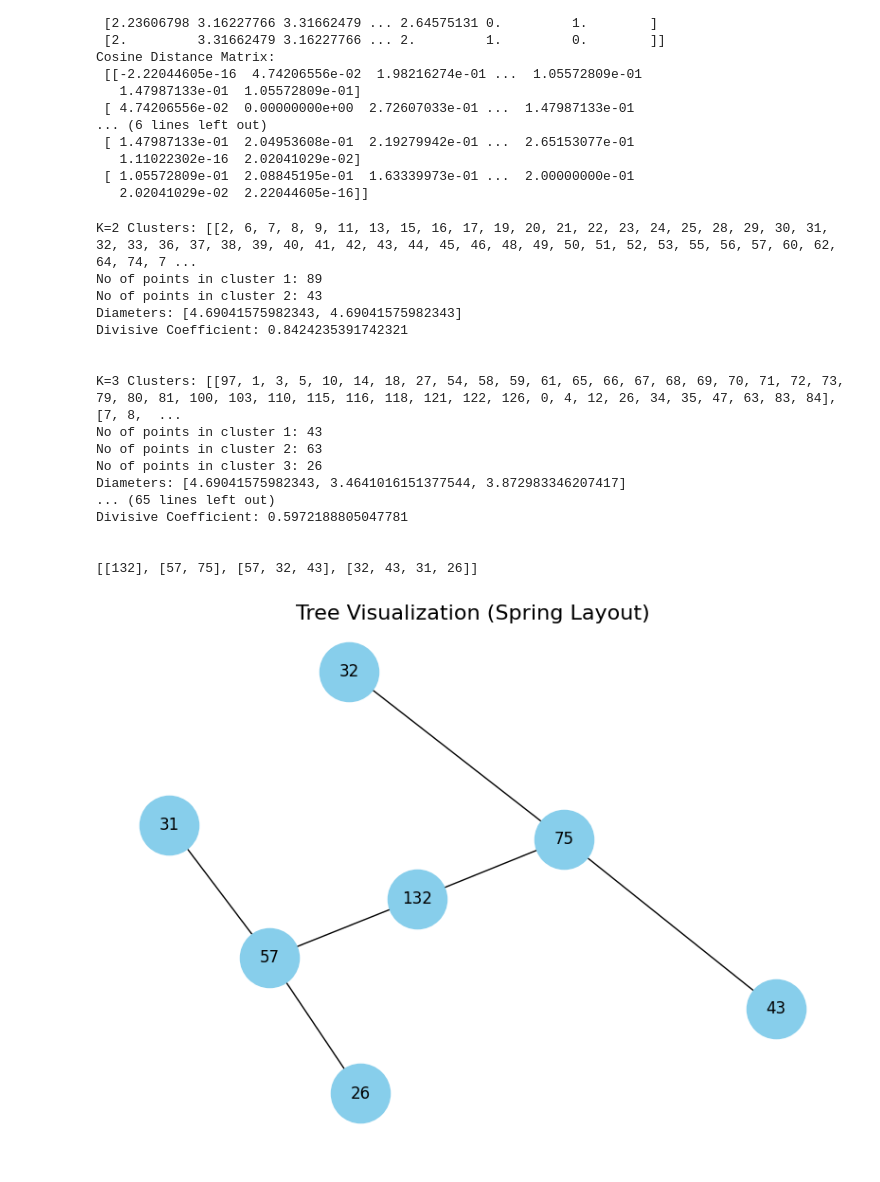
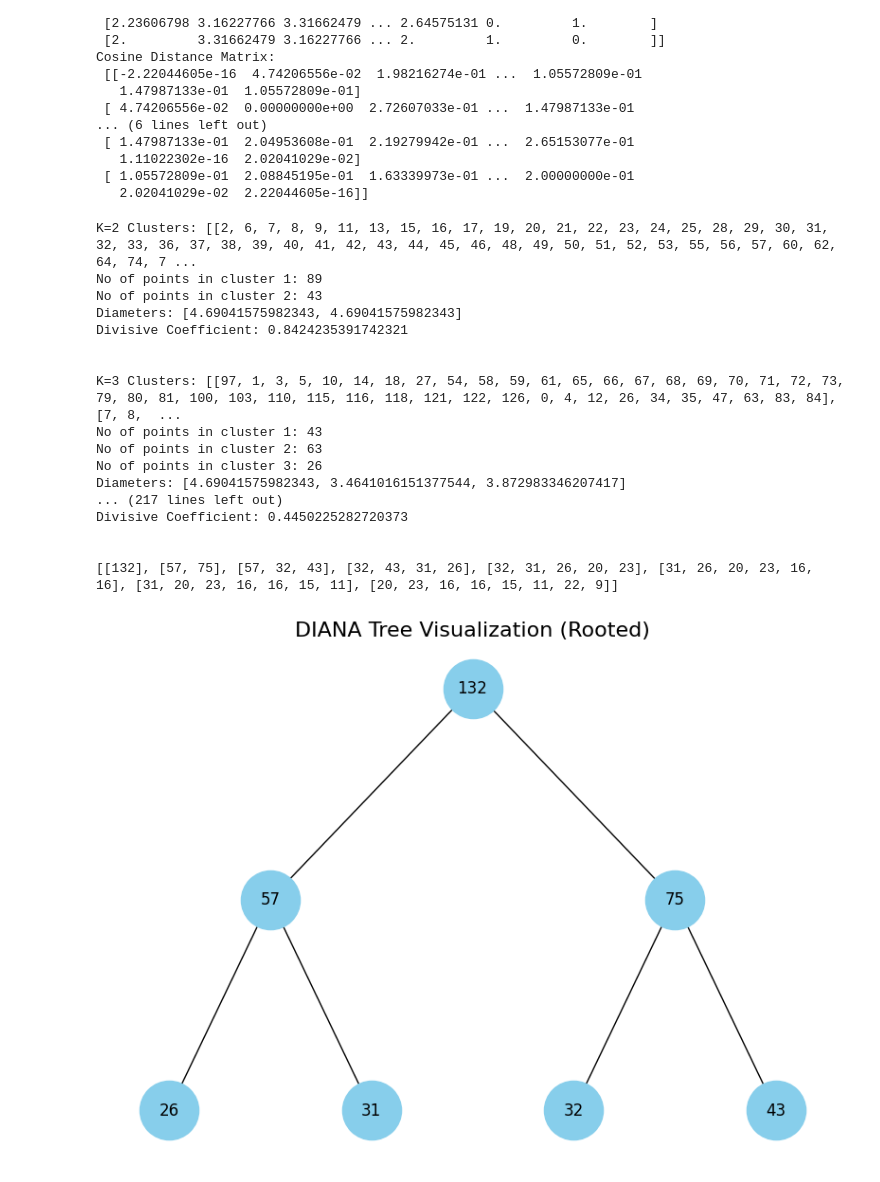
Before and after one commit to notsocoolshresth/ML_LAB, a Jupyter notebook: diana.ipynb, the cells around one changed output. Saved outputs shown, nothing was run; the diff lists cells and outputs as text; code cells hidden in the pictures.

```diff
--- a/diana.ipynb
+++ b/diana.ipynb
@@ -147,7 +147,7 @@ def divisive_coefficient(clusters, dist_matrix):
     dc = (max_diam / overall_max)
     return dc
 # %%
-kz=[2, 3, 4]
+kz=[2, 3, 4,5,6,7,8]
 
 for k in kz:
     metric="Euclidean"
@@ -187,11 +187,11 @@ No of points in cluster 1: 43
 No of points in cluster 2: 63
 No of points in cluster 3: 26
 Diameters: [4.69041575982343, 3.4641016151377544, 3.872983346207417]
-... (65 lines left out)
-Divisive Coefficient: 0.5972188805047781
+... (217 lines left out)
+Divisive Coefficient: 0.4450225282720373
 
 
-[[132], [57, 75], [57, 32, 43], [32, 43, 31, 26]]
+[[132], [57, 75], [57, 32, 43], [32, 43, 31, 26], [32, 31, 26, 20, 23], [31, 26, 20, 23, 16, 16], [31, 20, 23, 16, 16, 15, 11], [20, 23, 16, 16, 15, 11, 22, 9]]
 # %%
 clusters,cluster_history = diana(dist_matrix, 4)
 # %%
@@ -201,45 +201,61 @@ import matplotlib.pyplot as plt
 import networkx as nx
 
 def build_tree_from_list(data):
     if not data or not data[0]:
         return {}
     root_val = data[0][0]
     tree = {root_val: {}}
     parent_map = {root_val: tree[root_val]}
     prev_level = set(data[0])
-
     for i in range(1, len(data)):
         current_level = set(data[i])
         new_nodes = current_level - prev_level
         removed_nodes = prev_level - current_level
-
         if len(removed_nodes) == 1:
             parent_val = removed_nodes.pop()
             if parent_val in parent_map:
                 parent_dict = parent_map[parent_val]
                 for node_val in new_nodes:
                     parent_dict[node_val] = {}
                     parent_map[node_val] = parent_dict[node_val]
         prev_level = current_level
+    return tree
 
-    return tree
-tree = build_tree_from_list(data)
-
-fig, ax = plt.subplots(figsize=(10, 7))
-
-G = nx.DiGraph()
 def add_edges_from_dict(graph, parent, children_dict):
     for child, sub_children_dict in children_dict.items():
         graph.add_edge(parent, child)
         if sub_children_dict:
             add_edges_from_dict(graph, child, sub_children_dict)
-root = next(iter(tree))
-add_edges_from_dict(G, root, tree[root])
 
-pos = nx.spring_layout(G, seed=42) # Fallback layout
-nx.draw(G, pos, with_labels=True, arrows=   False, node_size=2000, node_color="skyblue", ax=ax, font_size=12)
-ax.set_title("Tree Visualization (Spring Layout)", fontsize=16)
-plt.savefig("tree_visualization.png")
+def hierarchy_pos(G, root, width=1., vert_gap=1.5, vert_loc=0, xcenter=0.5, pos=None, parent=None):
+    # Recursively assign positions for a rooted tree
+    if pos is None:
+        pos = {root: (xcenter, vert_loc)}
+    else:
+        pos[root] = (xcenter, vert_loc)
+    children = list(G.successors(root))
+    if len(children) != 0:
+        dx = width / len(children)
+        nextx = xcenter - width/2 - dx/2
+        for child in children:
+            nextx += dx
+            pos = hierarchy_pos(G, child, width=dx, vert_gap=vert_gap,
+                                vert_loc=vert_loc-vert_gap, xcenter=nextx, pos=pos, parent=root)
+    return pos
+
+data = cluster_history  # or any cluster history list
+
+# Build the tree structure
+root_val = data[0][0]
+tree = build_tree_from_list(data)
+G = nx.DiGraph()
+add_edges_from_dict(G, root_val, tree[root_val])
+
+# Use a custom hierarchy layout for a rooted tree
+pos = hierarchy_pos(G, root_val)
+fig, ax = plt.subplots(figsize=(10, 7))
+nx.draw(G, pos, with_labels=True, arrows=False, node_size=2000, node_color="skyblue", ax=ax, font_size=12)
+ax.set_title("DIANA Tree Visualization (Rooted)", fontsize=16)
 plt.show()
 # %% [output]
-[figure, old version]
+[figure, new version]
```
Also changed, not shown: parts of 1 cell of this notebook, 6 other files.
